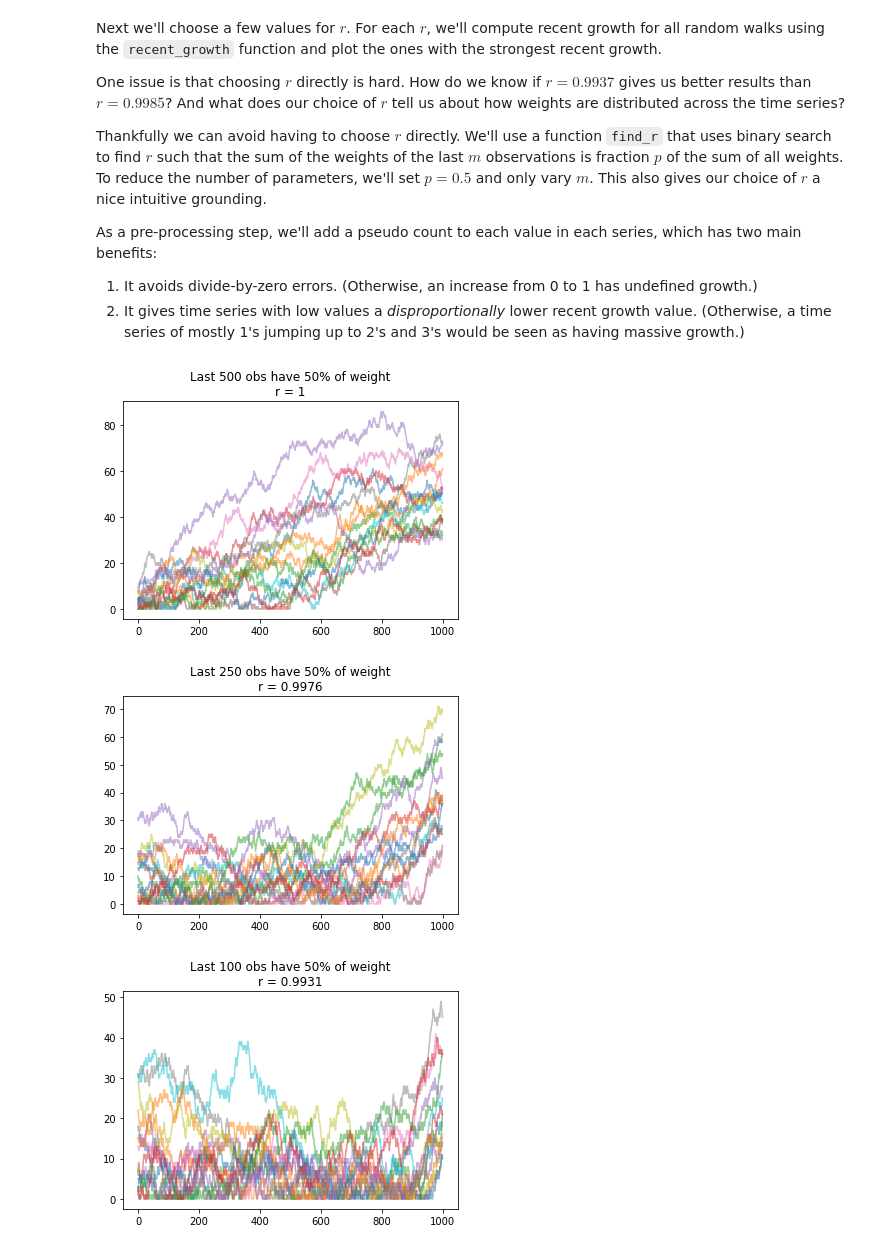
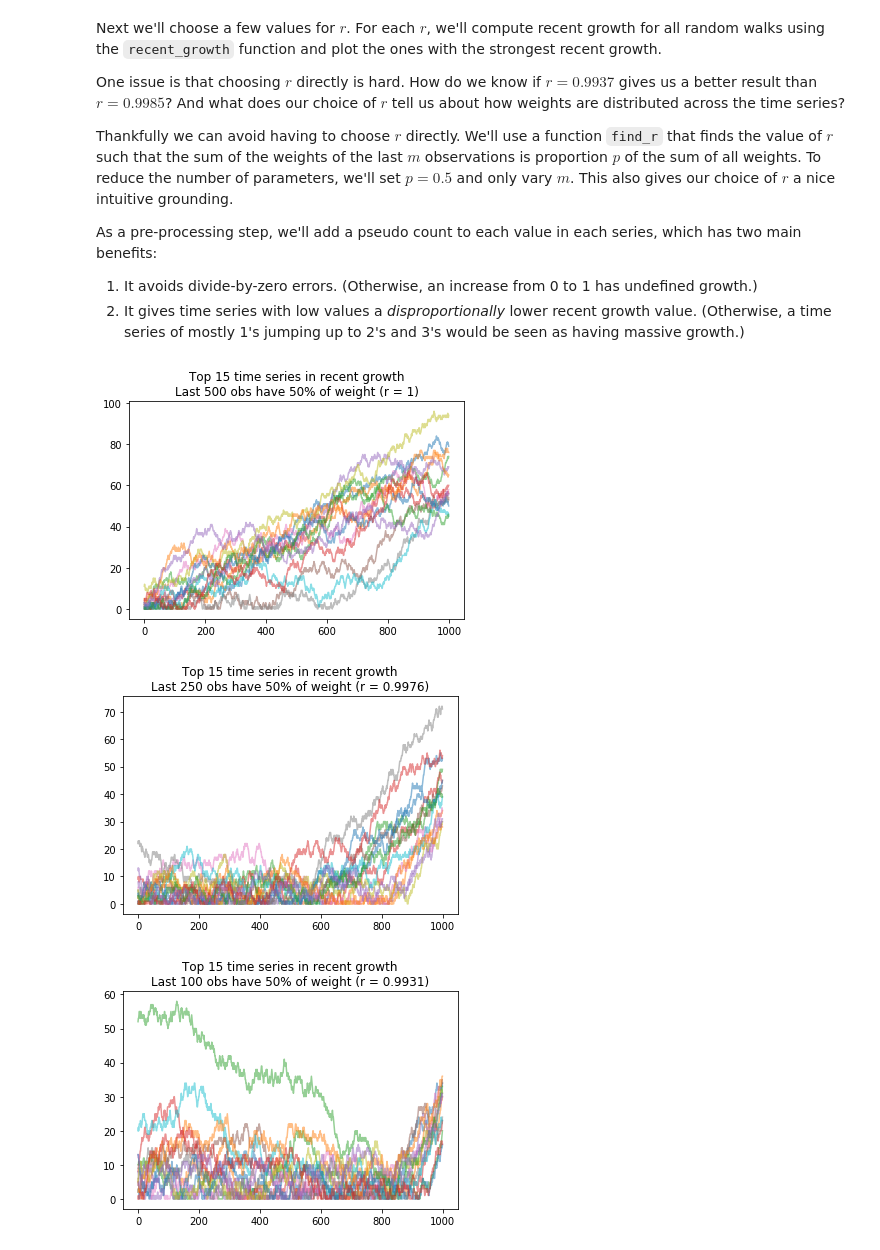
Before and after one commit to sipolac/trending, a Jupyter notebook: demo.ipynb, the cells around one changed output. Cells and saved outputs as stored; diff of their text form; code cells hidden in the pictures.

Commit message:
Better explanations in demo, negative growths, better range checks in functions

```diff
--- a/demo.ipynb
+++ b/demo.ipynb
@@ -37,10 +38,11 @@ To simulate more realistic data:
 # %%
 def random_walk(n):
     step_set = [-1, 0, 1]
-    vals = [random.randint(0, int(2 * sqrt(n)))]
+    starting_point = random.randint(0, int(2 * sqrt(n)))
+    vals = [starting_point]
     for _ in range(1, n):
         val = vals[-1] + random.choice(step_set)
-        val = max(0, val)
+        val = max(0, val)  # only positive values allowed
         vals.append(val)
     return vals
 
@@ -51,50 +53,43 @@ def generate_series(num_series, n):
 
 
 n = 1000
-num_series = 1000
+num_series = 5000
 series = generate_series(num_series, n)
 # %% [markdown]
 Next we'll choose a few values for $r$. For each $r$, we'll compute recent growth for all random walks using the `recent_growth` function and plot the ones with the strongest recent growth.
 
-One issue is that choosing $r$ directly is hard. How do we know if $r=0.9937$ gives us better results than $r=0.9985$? And what does our choice of $r$ tell us about how weights are distributed across the time series?
+One issue is that choosing $r$ directly is hard. How do we know if $r=0.9937$ gives us a better result than $r=0.9985$? And what does our choice of $r$ tell us about how weights are distributed across the time series?
 
-Thankfully we can avoid having to choose $r$ directly. We'll use a function `find_r` that uses binary search to find $r$ such that the sum of the weights of the last $m$ observations is fraction $p$ of the sum of all weights. To reduce the number of parameters, we'll set $p=0.5$ and only vary $m$. This also gives our choice of $r$ a nice intuitive grounding.
+Thankfully we can avoid having to choose $r$ directly. We'll use a function `find_r` that finds the value of $r$ such that the sum of the weights of the last $m$ observations is proportion $p$ of the sum of all weights. To reduce the number of parameters, we'll set $p=0.5$ and only vary $m$. This also gives our choice of $r$ a nice intuitive grounding.
 
 As a pre-processing step, we'll add a pseudo count to each value in each series, which has two main benefits:
 1. It avoids divide-by-zero errors. (Otherwise, an increase from 0 to 1 has undefined growth.)
 1. It gives time series with low values a *disproportionally* lower recent growth value. (Otherwise, a time series of mostly 1's jumping up to 2's and 3's would be seen as having massive growth.)
-# %%
-p = 0.5  # proportion of weight of last m obs relative to total weight
-pseudo_count = 10  # added to each value in each series
-top_n = 15  # number of series to plot
-
-# Find r for various values of m.
-r_list = list()
-titles = list()  # for plots
-m_list = [500, 250, 100]
-for m in m_list:
-    if m / n >= p:
-        r = 1
-    else:
-        r = trending.find_r(p, m, n)
-    r_list.append(r)
-
-    title = f'Last {m} obs have 50% of weight\nr = {r:0.4g}'
-    titles.append(title)
-
-# For each r, plot time series with highest recent growth.
-for r, title in zip(r_list, titles):
-    def _growth_func(a):
-        a = [x + pseudo_count for x in a]
-        return trending.recent_growth(a, r)
-    series = sorted(series, key=_growth_func, reverse=True)
-    for i in range(top_n):
-        plt.plot(series[i], alpha=0.5)
-    plt.title(title)
-    plt.show()
-# %% [output]
-[figure, removed]
-[figure, removed]
-[figure, removed]
+# %%
+def plot_trending(p, m, n, series, pseudo_count=15, top_n=15, highest=True):
+    """For each m, find r and plot series with highest recent growth."""
+    r = trending.find_r(p, m, n)
+    def _growth_func(a):
+        a = [x + pseudo_count for x in a]
+        return trending.recent_growth(a, r)
+    series = sorted(series, key=_growth_func, reverse=highest)
+
+    for i in range(top_n):
+        plt.plot(series[i], alpha=0.5)
+    desc_word = 'Top' if highest else 'Bottom'
+    title = (f'{desc_word} {top_n} time series in recent growth'
+             f'\nLast {m} obs have 50% of weight (r = {r:0.4g})')
+    plt.title(title)
+    plt.show()
+
+
+p = 0.5
+m_list = [500, 250, 100]
+for m in m_list:
+    plot_trending(p, m, n, series)
+# %% [output]
+[figure, added]
+[figure, added]
+[figure, added]
 # %% [markdown]
 We see that when $r = 1$, the series favors random walks that grow evenly over the entire series, starting low and ending high. This is because when $r = 1$, all observations in the series are given equal weight. In the next plot, where the last 250 observations have 50% of the weight, the series start to have more of a hockey-stick shape, favoring more recent growth. When the last 100 observations have 50% of the weight, this pattern becomes even more pronounced, with observations before 500 having only around 3% of the total weight (you can compute this with `1 - compute_weight_frac(0.9931, 500, 1000)`).
```
Also changed, not shown: parts of 4 cells of this notebook, 2 other files.
